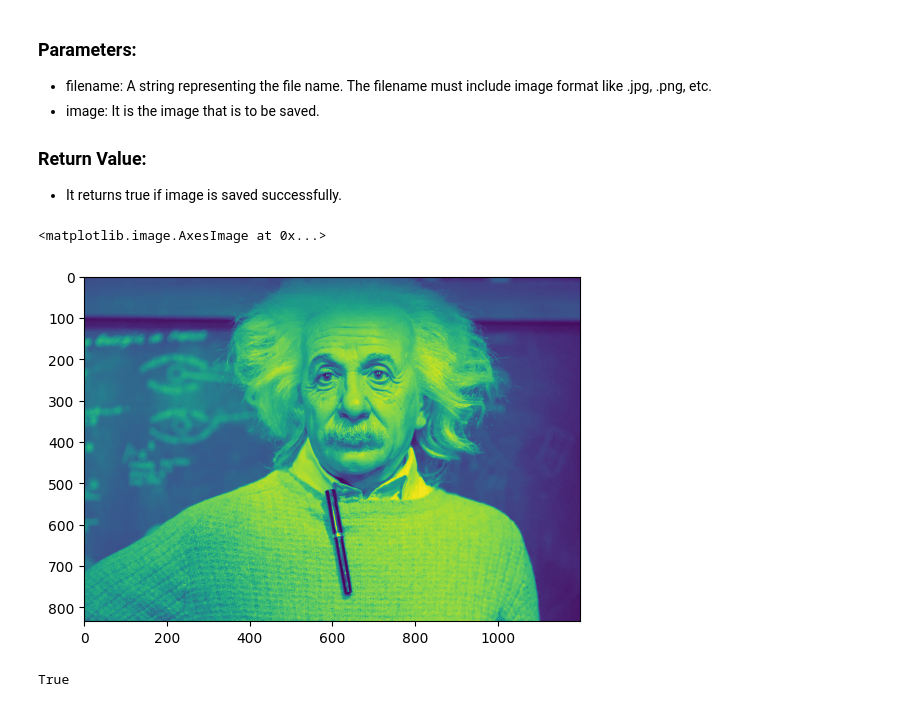
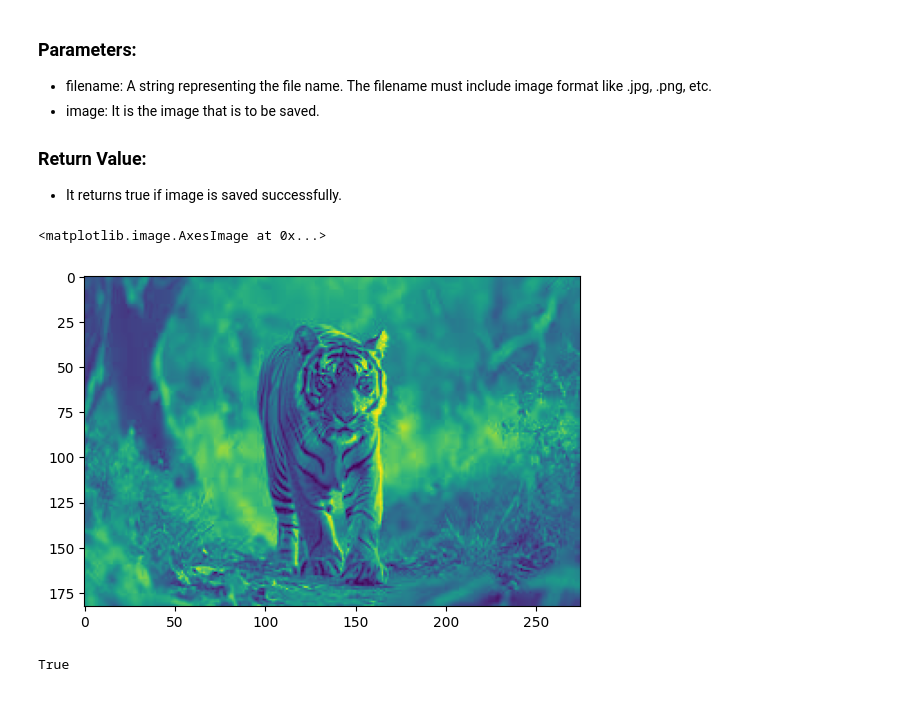
Before and after one commit to armingolzar/Advanced_Python_DataScience_Course, a Jupyter notebook: Computer_vision_tutorial.ipynb, the cells around one changed output. Drawn from its saved outputs; the diff is of its cells as text; code cells hidden in the pictures.

```diff
--- a/Computer_vision_tutorial.ipynb
+++ b/Computer_vision_tutorial.ipynb
@@ -227,11 +128,12 @@ array([[ 52,  52,  52, ...,  16,  16,  16],
 ### Return Value:
 - It returns true if image is saved successfully.
 # %%
-img1 = cv2.imread('./2.jpeg',0)
+import cv2
+img1 = cv2.imread('./cv_image.jpg',0)
 plt.imshow(img1)
 # %% [output]
 <matplotlib.image.AxesImage at 0x...>
-[figure, old version]
+[figure, new version]
 # %%
 cv2.imwrite('gray.jpg',img1)
 # %% [output]
```
Also changed, not shown: parts of 26 cells of this notebook, 55 other files.
